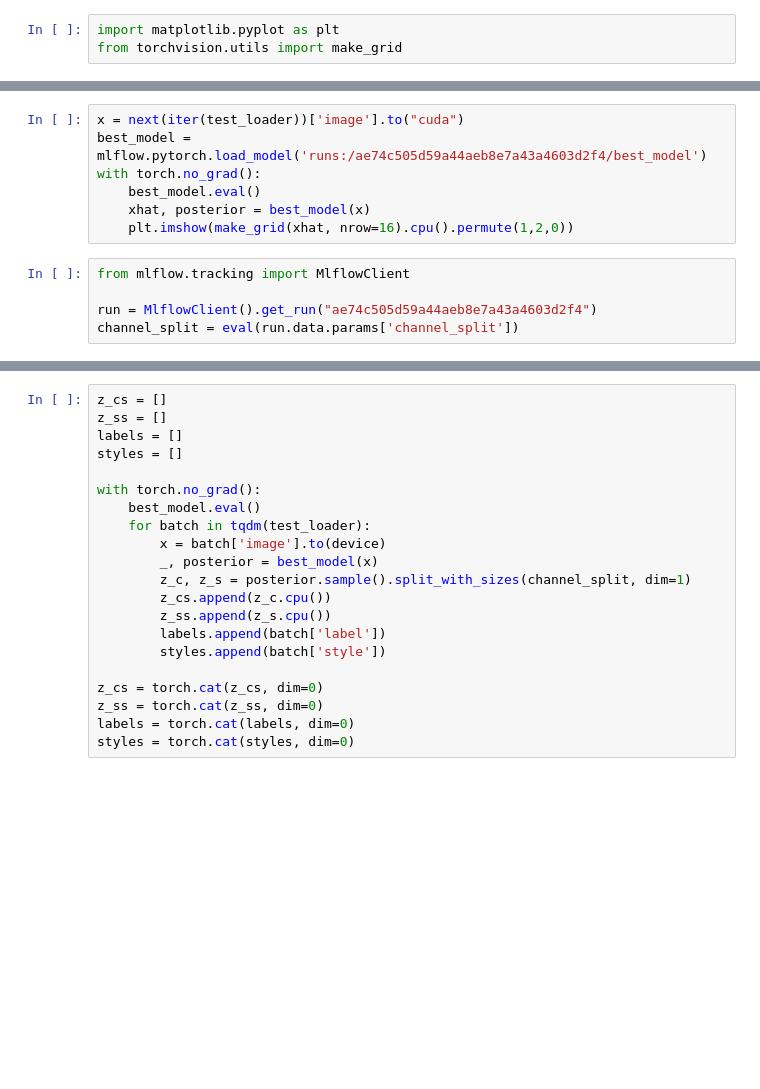
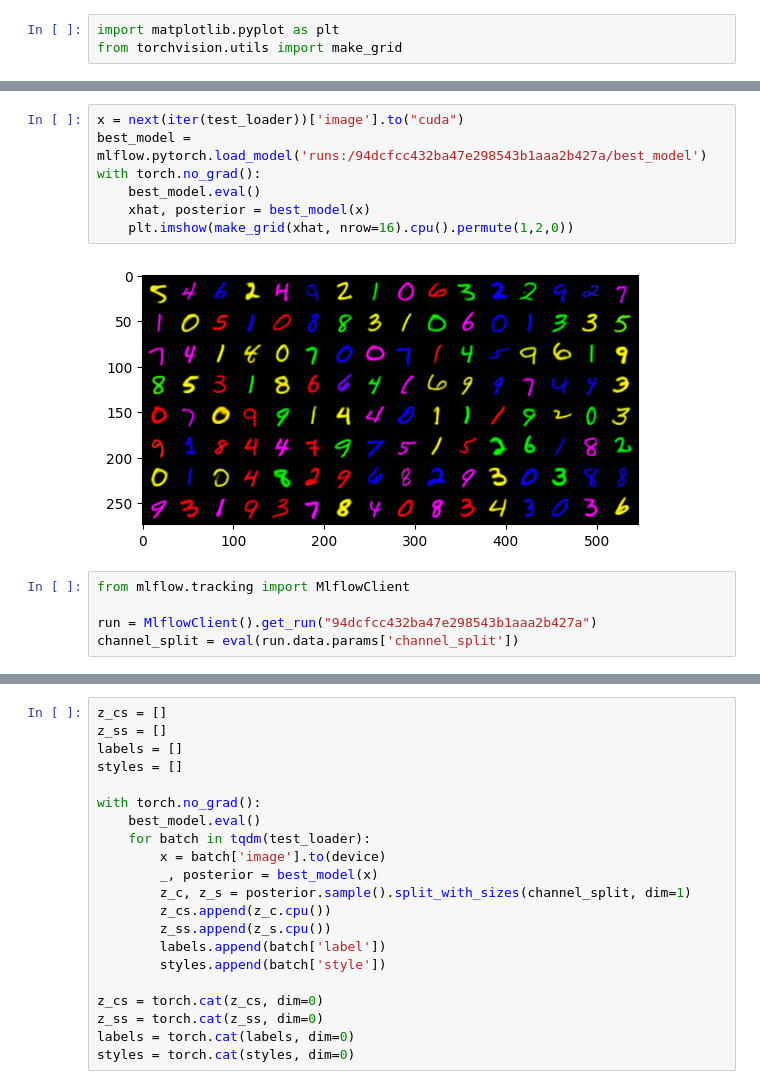
Before and after one commit to scotsun/clear-diffusion, a Jupyter notebook: demo-clear.ipynb, the cells around one changed output, grey strips where cells are left out. Cells and saved outputs as stored; diff of their text form; blank space fills up the shorter version.

```diff
--- a/demo-clear.ipynb
+++ b/demo-clear.ipynb
@@ -123,14 +149,16 @@ plt.imshow(make_grid(x, nrow=16).cpu().permute(1,2,0))
 # %%
 x = next(iter(test_loader))['image'].to("cuda")
-best_model = mlflow.pytorch.load_model('runs:/ae74c505d59a44aeb8e7a43a4603d2f4/best_model')
+best_model = mlflow.pytorch.load_model('runs:/94dcfcc432ba47e298543b1aaa2b427a/best_model')
 with torch.no_grad():
     best_model.eval()
     xhat, posterior = best_model(x)
     plt.imshow(make_grid(xhat, nrow=16).cpu().permute(1,2,0))
+# %% [output]
+[figure, added]
 # %%
 from mlflow.tracking import MlflowClient
 
-run = MlflowClient().get_run("ae74c505d59a44aeb8e7a43a4603d2f4")
+run = MlflowClient().get_run("94dcfcc432ba47e298543b1aaa2b427a")
 channel_split = eval(run.data.params['channel_split'])
 # %%
 mu = posterior.mu
```
Also changed, not shown: parts of 7 cells of this notebook.
